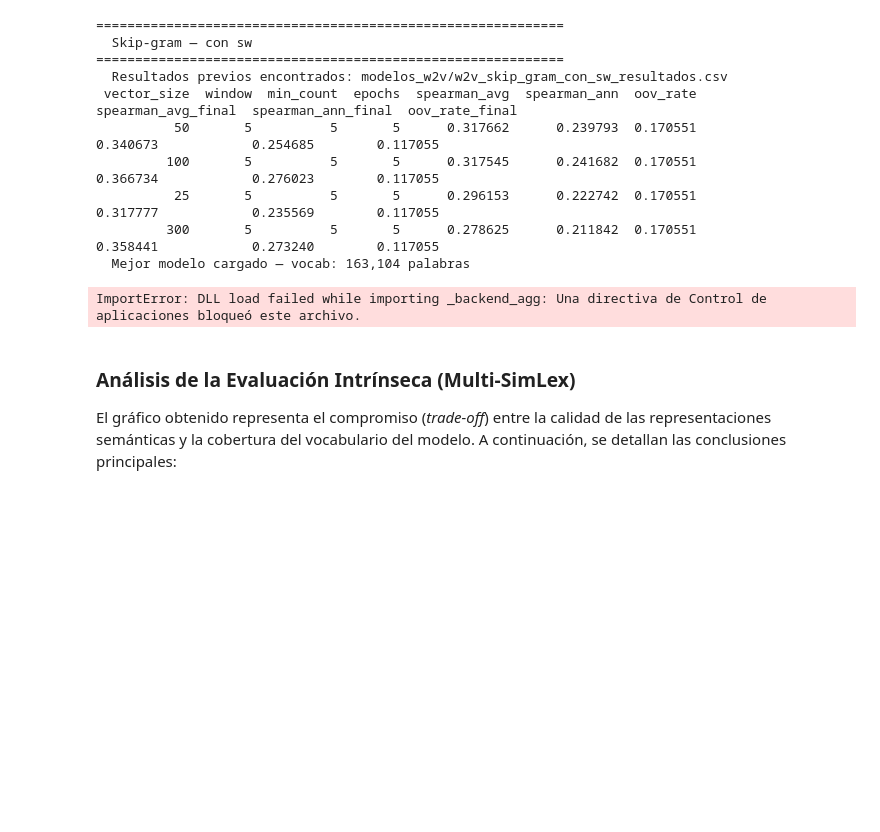
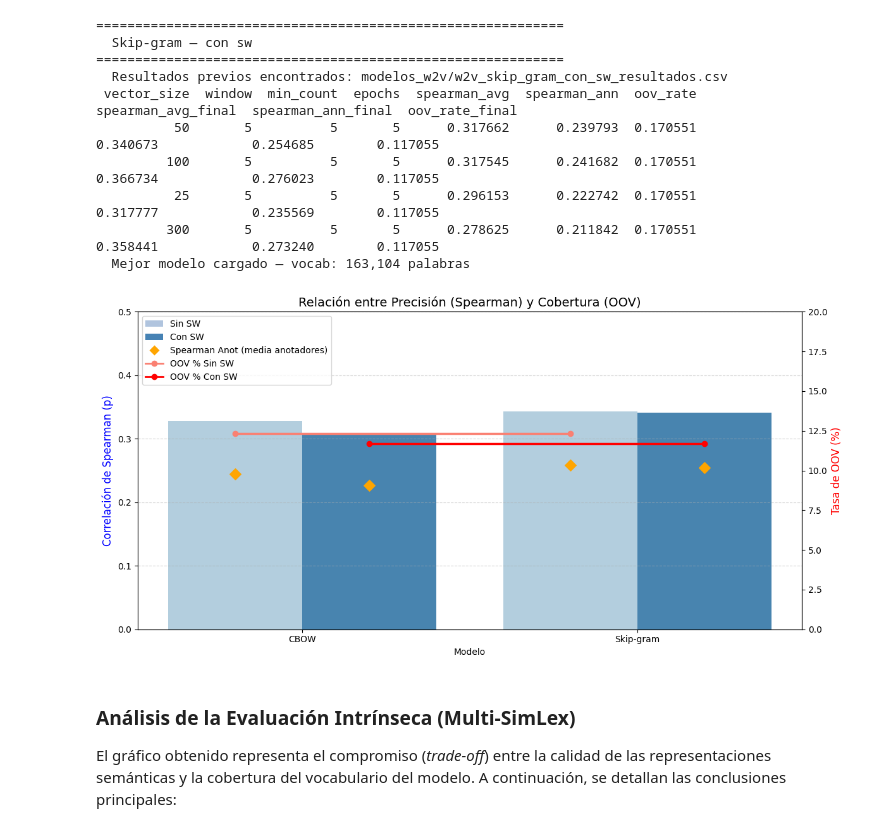
Before and after one commit to Lihao006/P4plh, a Jupyter notebook: practica4_completa.ipynb, the cells around one changed output. Saved outputs shown, nothing was run; the diff lists cells and outputs as text; code cells hidden in the pictures; blank space fills up the shorter version.

```diff
--- a/practica4_completa.ipynb
+++ b/practica4_completa.ipynb
@@ -704,7 +705,7 @@ modelos_w2v['Skip-gram_con_sw'], df_sg_con_sw = entrenar_o_cargar(
 datos_completos = []
 for nombre, modelo in modelos_w2v.items():
     sp_avg, sp_ann, oov = intrinsic_eval(modelo, multi_simlex, annotator_cols)
-    arquitectura = 'Skip-gram' if nombre.startswith('Skip-gram') else 'CBOW'  # ← fix
+    arquitectura = 'Skip-gram' if nombre.startswith('Skip-gram') else 'CBOW'
     sw = "Sin SW" if "sin_sw" in nombre else "Con SW"
 
     datos_completos.append({
@@ -735,7 +736,7 @@ for config, offset in zip(configs_orden, offsets):
     y_vals = [subset.loc[m, 'Spearman Anot'] for m in modelos_orden]
     ax1.scatter(x_pos, y_vals, marker='D', s=80, color='orange', zorder=5)
 
-ax1.set_ylabel('Correlación de Spearman (ρ)', fontsize=12, color='blue')
+ax1.set_ylabel('Correlación de Spearman (p)', fontsize=12, color='blue')
 ax1.set_ylim(0, 0.5)
 
 # --- Líneas OOV ---
@@ -746,34 +747,35 @@ for config, offset in zip(configs_orden, offsets):
     subset = df_plot[df_plot['Config'] == config].set_index('Modelo')
     x_pos = [i + offset for i in range(len(modelos_orden))]
     y_vals = [subset.loc[m, 'OOV %'] for m in modelos_orden]
     ax2.plot(x_pos, y_vals, marker='o', color=colors_oov[config], linewidth=2.5, zorder=4)
 
 ax2.set_ylabel('Tasa de OOV (%)', fontsize=12, color='red')
 ax2.set_ylim(0, 20)
 
 # --- Leyenda ---
 from matplotlib.patches import Patch
 from matplotlib.lines import Line2D
+%matplotlib inline
 
 legend_elements = [
     Patch(facecolor='lightsteelblue', label='Sin SW'),
     Patch(facecolor='steelblue', label='Con SW'),
     Line2D([0], [0], marker='D', color='w', markerfacecolor='orange',
            markersize=9, label='Spearman Anot (media anotadores)'),
     Line2D([0], [0], color='salmon', linewidth=2, marker='o', label='OOV % Sin SW'),
     Line2D([0], [0], color='red',    linewidth=2, marker='o', label='OOV % Con SW'),
 ]
 ax1.legend(handles=legend_elements, loc='upper left', fontsize=10)
 
 ax1.set_xticks(range(len(modelos_orden)))
 ax1.set_xticklabels(modelos_orden)
 ax1.set_xlabel('Modelo')
 plt.title('Relación entre Precisión (Spearman) y Cobertura (OOV)', fontsize=14)
 ax1.grid(axis='y', linestyle='--', alpha=0.5)
 plt.tight_layout()
 plt.show()
 # %% [output]
-ImportError: DLL load failed while importing _backend_agg: Una directiva de Control de aplicaciones bloqueó este archivo.
+[figure, added]
 # %% [markdown]
 ### Análisis de la Evaluación Intrínseca (Multi-SimLex)
 El gráfico obtenido representa el compromiso (*trade-off*) entre la calidad de las representaciones semánticas y la cobertura del vocabulario del modelo. A continuación, se detallan las conclusiones principales:
```
Also changed, not shown: parts of 18 cells of this notebook, 6 other files.
